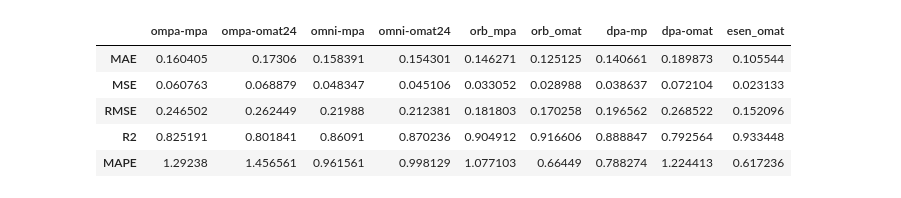
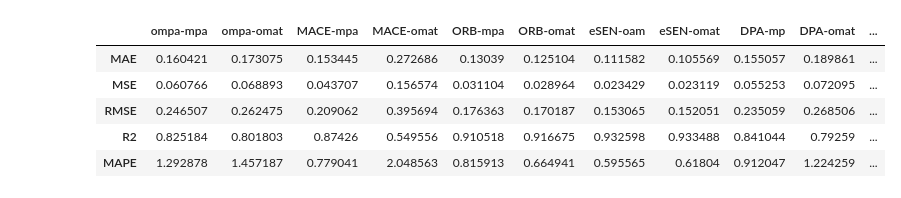
Before and after one commit to dnlf1ff/febench, a Jupyter notebook: data/test.ipynb, the cells around one changed output. Cells and saved outputs as stored; diff of their text form; code cells hidden in the pictures.

```diff
--- a/data/test.ipynb
+++ b/data/test.ipynb
@@ -12,3 +12,7 @@ if full:
     remove_list = ['dft']
 else:
     remove_list = ['dft', '7net-0', '7net-l3i5', '7net-omat']
+# %%
+df = pd.read_csv('/Users/yujinkang/omni.csv')
+
+df
@@ -15,12 +37,12 @@ else:
 # %%
-df = pd.read_csv('./250901_E_bind_full.csv')
-df.drop(columns=['solute'], inplace=True)
+# df.drop(columns=['solute'], inplace=True)
 mlip_list = df.columns.tolist()
+remove_list = ['DFT','UMA-omc']
 for r in remove_list:
     mlip_list.remove(r)
 
 for mlip in mlip_list:
-    df[mlip+'_delta'] = df[mlip] - df['dft']
-df.to_csv('./250901_delta.csv', index=False)
+    df[mlip+'_delta'] = df[mlip] - df['DFT']
+df.to_csv('/Users/yujinkang/omni_delta.csv', index=False)
 df.reset_index(inplace=True)
 # %%
@@ -39,24 +61,24 @@ sns_df.to_csv('./250901_sns.csv', index=False)
 # %%
 error_df = pd.DataFrame(columns = mlip_list)
-true_value = df['dft']
+true_value = df['DFT']
 for col in mlip_list:
     pred_value = df[col]
     error_df.loc['MAE', col] = mean_absolute_error(true_value, pred_value)
     error_df.loc['MSE', col] = mean_squared_error(true_value, pred_value)
     error_df.loc['RMSE', col] = np.sqrt(mean_squared_error(true_value, pred_value))
     error_df.loc['R2', col] = r2_score(true_value, pred_value)
     # error_df.loc['Explained Variance', col] = explained_variance_score(true_value, pred_value)
     error_df.loc['MAPE', col] = mean_absolute_percentage_error(true_value, pred_value)
 
-error_df.to_csv('./250901_error.csv', index=True)
+error_df.to_csv('/Users/yujinkang/error.csv', index=True)
 error_df
 # %% [output]
-|  | ompa-mpa | ompa-omat24 | omni-mpa | omni-omat24 | orb_mpa | orb_omat | dpa-mp | dpa-omat | esen_omat |
-| MAE | 0.160405 | 0.17306 | 0.158391 | 0.154301 | 0.146271 | 0.125125 | 0.140661 | 0.189873 | 0.105544 |
-| MSE | 0.060763 | 0.068879 | 0.048347 | 0.045106 | 0.033052 | 0.028988 | 0.038637 | 0.072104 | 0.023133 |
-| RMSE | 0.246502 | 0.262449 | 0.21988 | 0.212381 | 0.181803 | 0.170258 | 0.196562 | 0.268522 | 0.152096 |
-| R2 | 0.825191 | 0.801841 | 0.86091 | 0.870236 | 0.904912 | 0.916606 | 0.888847 | 0.792564 | 0.933448 |
-| MAPE | 1.29238 | 1.456561 | 0.961561 | 0.998129 | 1.077103 | 0.66449 | 0.788274 | 1.224413 | 0.617236 |
+|  | ompa-mpa | ompa-omat | MACE-mpa | MACE-omat | ORB-mpa | ORB-omat | eSEN-oam | eSEN-omat | DPA-mp | DPA-omat | ... |
+| MAE | 0.160421 | 0.173075 | 0.153445 | 0.272686 | 0.13039 | 0.125104 | 0.111582 | 0.105569 | 0.155057 | 0.189861 | ... |
+| MSE | 0.060766 | 0.068893 | 0.043707 | 0.156574 | 0.031104 | 0.028964 | 0.023429 | 0.023119 | 0.055253 | 0.072095 | ... |
+| RMSE | 0.246507 | 0.262475 | 0.209062 | 0.395694 | 0.176363 | 0.170187 | 0.153065 | 0.152051 | 0.235059 | 0.268506 | ... |
+| R2 | 0.825184 | 0.801803 | 0.87426 | 0.549556 | 0.910518 | 0.916675 | 0.932598 | 0.933488 | 0.841044 | 0.79259 | ... |
+| MAPE | 1.292878 | 1.457187 | 0.779041 | 2.048563 | 0.815913 | 0.664941 | 0.595565 | 0.61804 | 0.912047 | 1.224259 | ... |
 # %%
 import matplotlib.pyplot as plt
 
```
Also changed, not shown: parts of 10 cells of this notebook, 14 other files.
